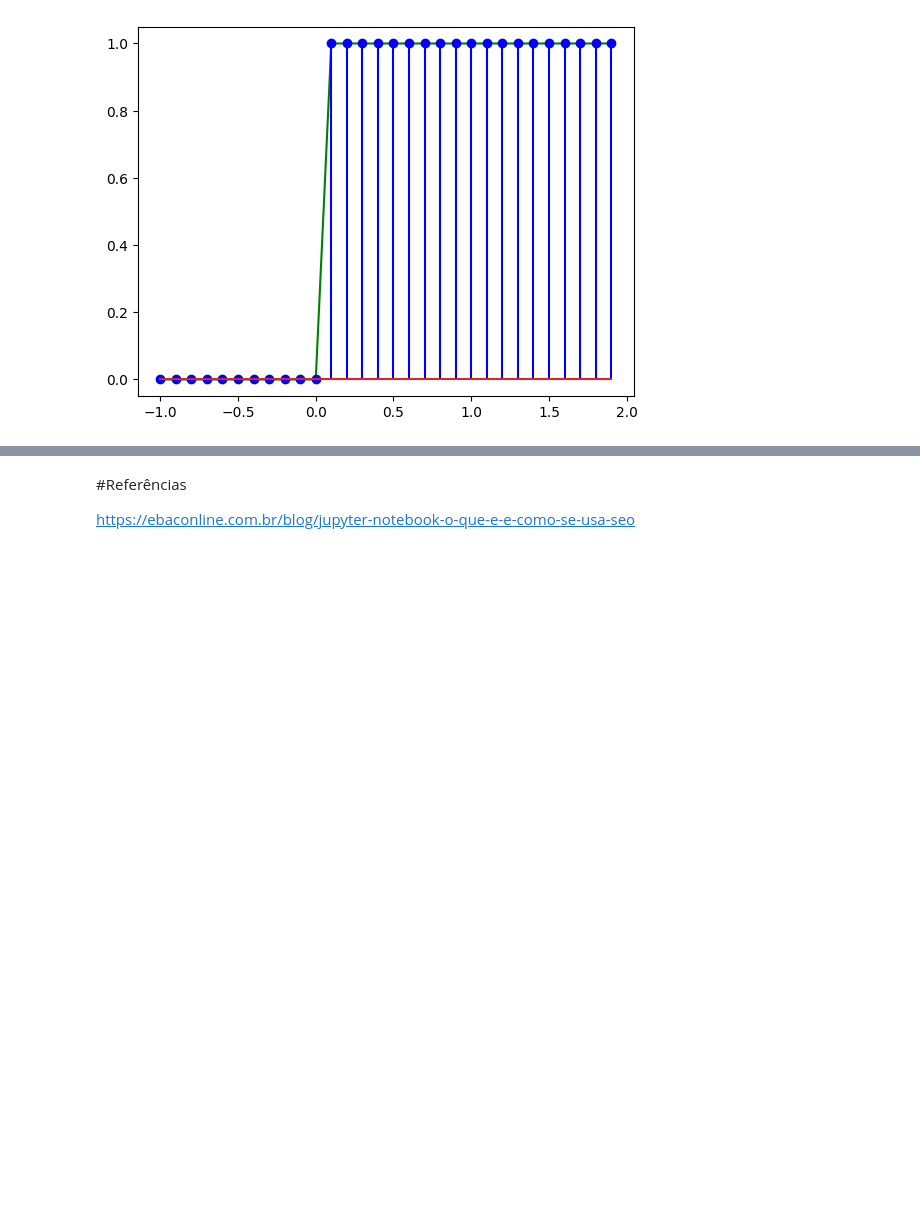
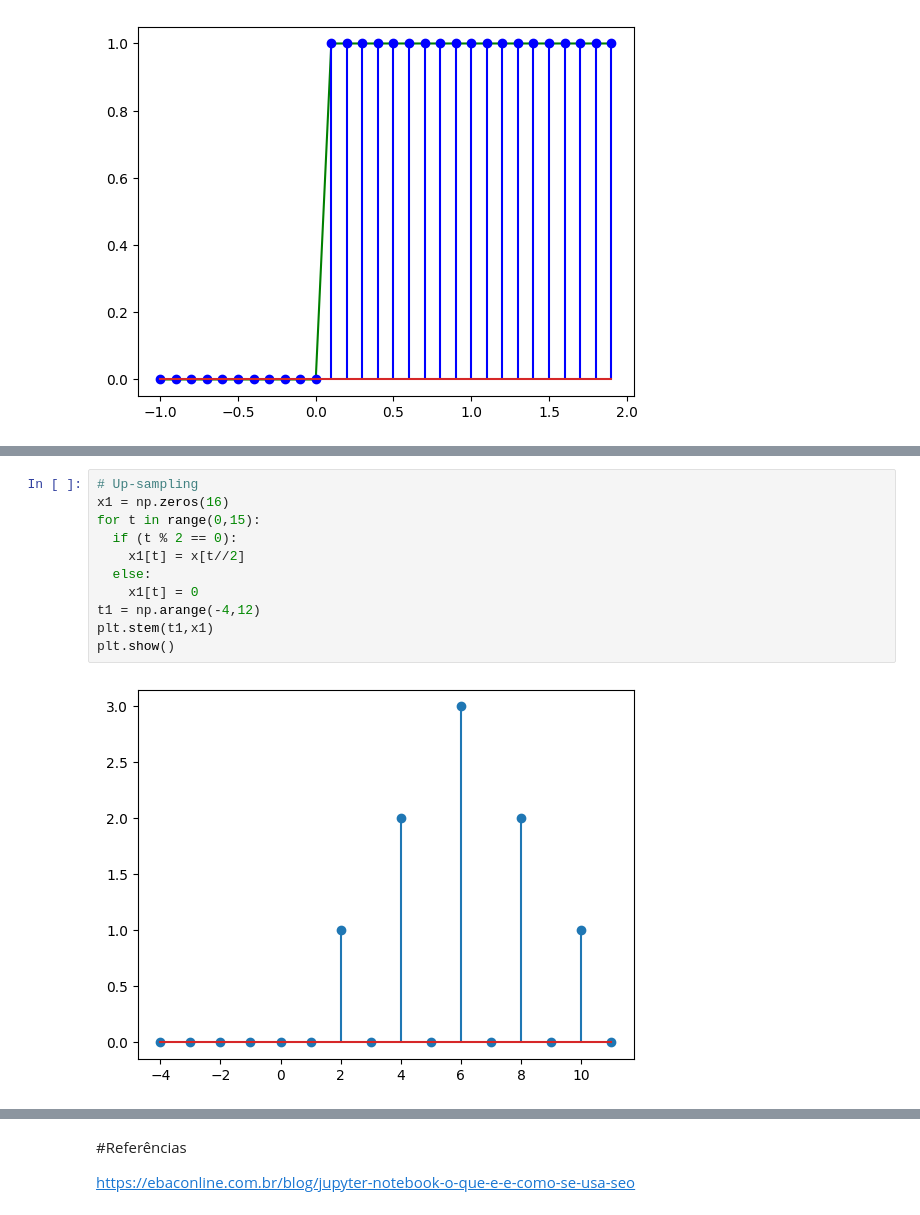
Before and after one commit to arqPy/PDS, a Jupyter notebook: Testes_Notebooks.ipynb, the cells around one changed output, grey strips where cells are left out. Saved outputs shown, nothing was run; the diff lists cells and outputs as text; blank space fills up the shorter version.

```diff
--- a/Testes_Notebooks.ipynb
+++ b/Testes_Notebooks.ipynb
@@ -75,0 +112,13 @@ plt.stem(n, degrauD(n), 'blue')
+# %%
+# Up-sampling
+x1 = np.zeros(16)
+for t in range(0,15):
+  if (t % 2 == 0):
+    x1[t] = x[t//2]
+  else:
+    x1[t] = 0
+t1 = np.arange(-4,12)
+plt.stem(t1,x1)
+plt.show()
+# %% [output]
+[figure, added]
```
Also changed, not shown: parts of 9 cells of this notebook.
